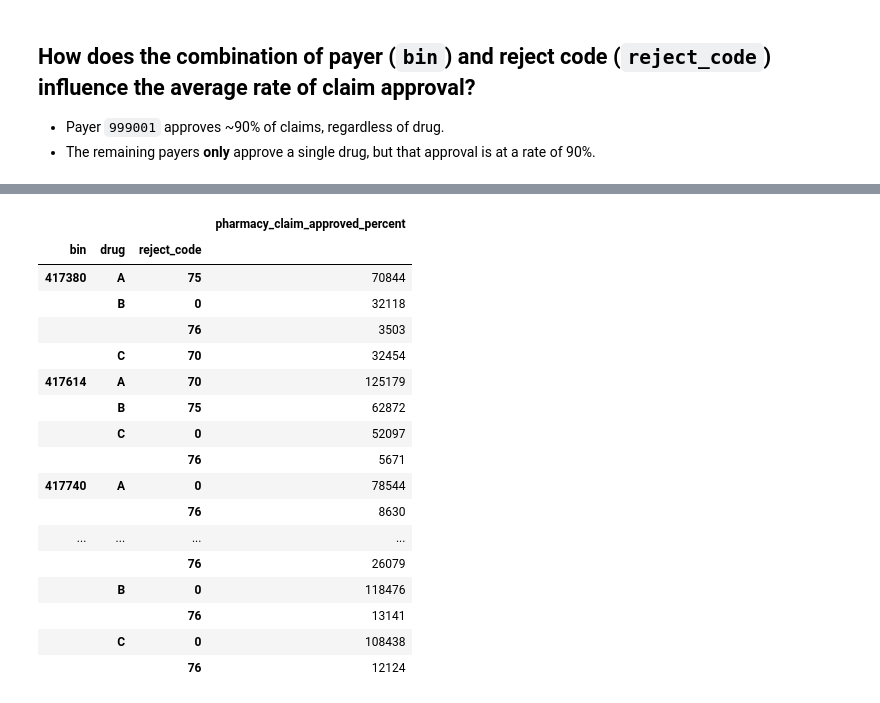
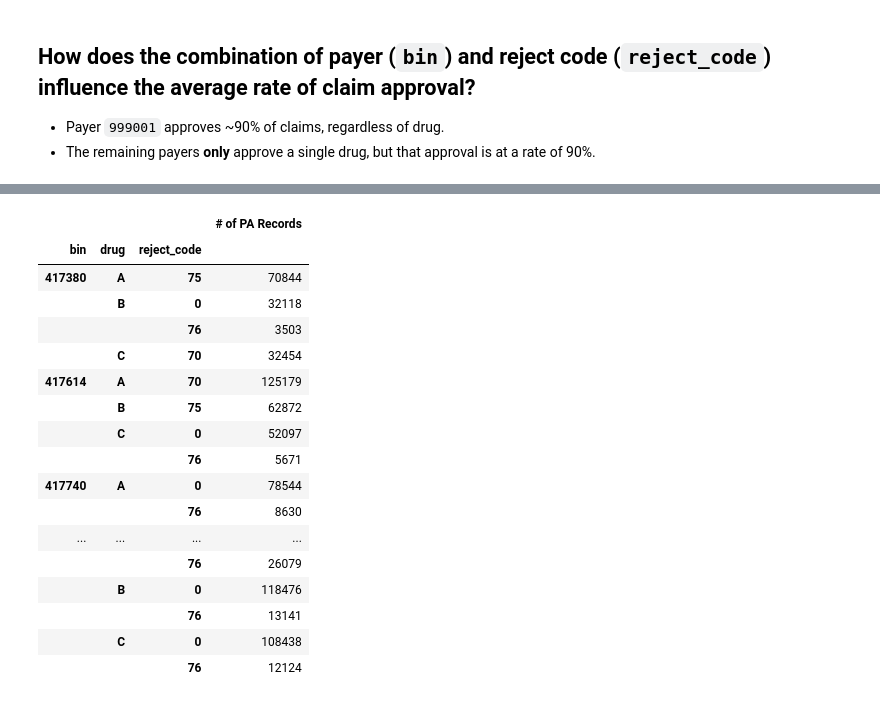
Before and after one commit to NickMacro/erdos-covermymeds-project, a Jupyter notebook: exploration/2021-05-14_nm_claims-exploration.ipynb, the cells around one changed output, grey strips where cells are left out. Cells and saved outputs as stored; diff of their text form; code cells hidden in the pictures.

```diff
--- a/exploration/2021-05-14_nm_claims-exploration.ipynb
+++ b/exploration/2021-05-14_nm_claims-exploration.ipynb
@@ -68,10 +71,10 @@ display(pd.DataFrame(split).sort_index(level=[0, 1]))
 - Payer `999001` accepts all drugs and only administers reject code 76.
 # %%
 split = pd.DataFrame(claims_df.groupby(['bin', 'drug', 'reject_code'])['pharmacy_claim_approved'].count())
-split = split.rename(columns={'pharmacy_claim_approved': 'pharmacy_claim_approved_percent'})
+split = split.rename(columns={'pharmacy_claim_approved': '# of PA Records'})
 display(pd.DataFrame(split).sort_index(level=[0, 1]))
 # %% [output]
-|  |  |  | pharmacy_claim_approved_percent |
+|  |  |  | # of PA Records |
 | bin | drug | reject_code |  |
 | 417380 | A | 75 | 70844 |
 |  | B | 0 | 32118 |
```
Also changed, not shown: parts of 4 cells of this notebook, 3 other files.
